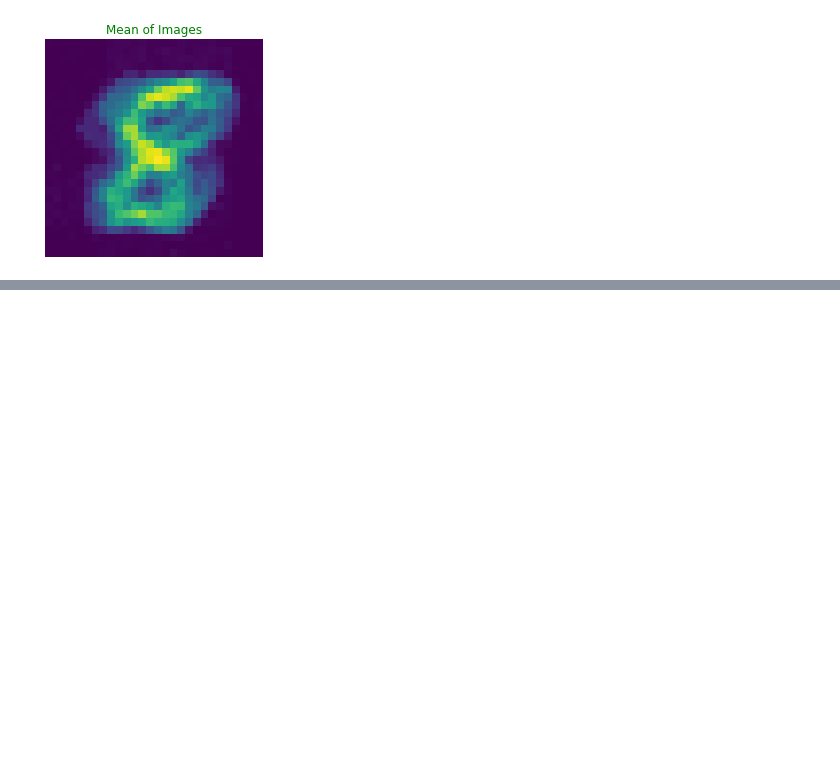
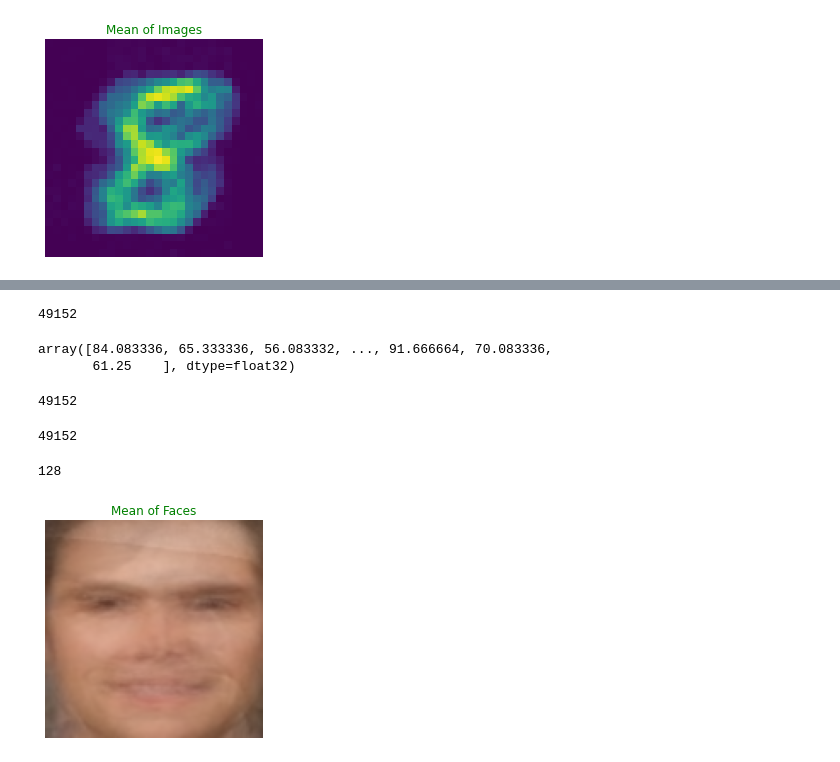
Before and after one commit to Hrushi11/Image_Mean, a Jupyter notebook: Mean_of_Images.ipynb, the cells around one changed output, grey strips where cells are left out. Cells and saved outputs as stored; diff of their text form; code cells hidden in the pictures; blank space fills up the shorter version.

```diff
--- a/Mean_of_Images.ipynb
+++ b/Mean_of_Images.ipynb
@@ -179,0 +323,4 @@ plt.imshow(mean_img);
+# %%
+# Taking the transpose
+all_imgs_trans = all_imgs.T
+all_imgs_trans
@@ -179,0 +339,41 @@ plt.imshow(mean_img);
+# %%
+def mean_of_img(all_imgs_trans):
+  assert len(all_imgs_trans[0]) == len(all_imgs_trans[1])
+  mean_img = []
+  for img_num in range(len(all_imgs_trans)):
+    mean_img.append(np.mean(all_imgs_trans[img_num]))
+  mean_img = np.array(mean_img)
+
+  return mean_img
+# %%
+# 128 * 128
+mean_img = mean_of_img(all_imgs_trans)
+len(mean_img)
+# %% [output]
+49152
+# %%
+mean_img
+# %% [output]
+array([84.083336, 65.333336, 56.083332, ..., 91.666664, 70.083336,
+       61.25    ], dtype=float32)
+# %%
+len(mean_img)
+# %% [output]
+49152
+# %%
+128 * 128 * 3
+# %% [output]
+49152
+# %%
+# Reshaping the image
+mean_img = mean_img.reshape((128, 128, 3))
+len(mean_img)
+# %% [output]
+128
+# %%
+# Plotting the mean image
+plt.imshow(mean_img/255)
+plt.axis(False)
+plt.title("Mean of Faces", color="green");
+# %% [output]
+[figure, added]
```
Also changed, not shown: parts of 26 cells of this notebook.
